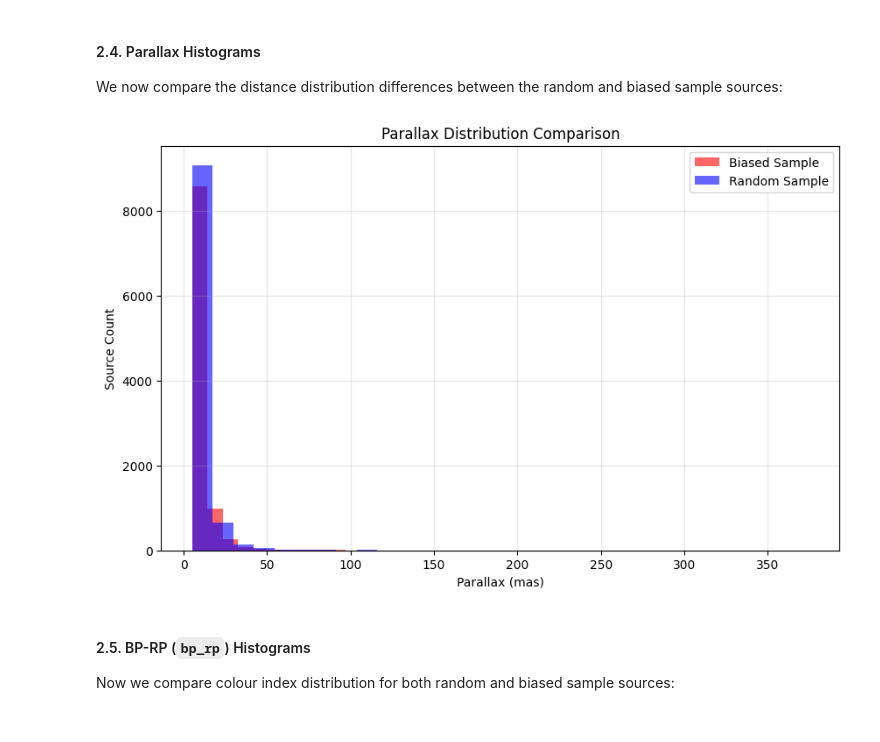
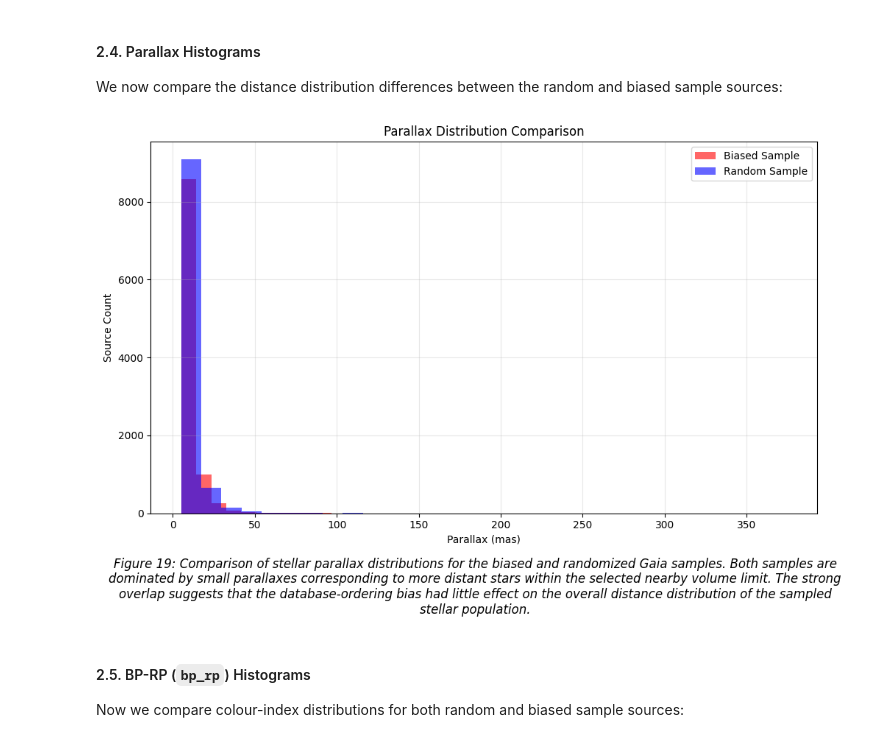
Before and after one commit to ThatDudeJude/stellar_explorer, a Jupyter notebook: notebooks/learning/12_compare_biased_random.ipynb, the cells around one changed output. Cells and saved outputs as stored; diff of their text form; code cells hidden in the pictures.

```diff
--- a/notebooks/learning/12_compare_biased_random.ipynb
+++ b/notebooks/learning/12_compare_biased_random.ipynb
@@ -163,20 +210,37 @@ plt.show()
 
 We now compare the distance distribution differences between the random and biased sample sources:
 # %%
+# Para;;ax histogram
+
 plt.figure(figsize=(10, 6))
 plt.hist(biased['parallax'], bins=30, alpha=0.6, label='Biased Sample', color='red')
 plt.hist(random['parallax'], bins=30, alpha=0.6, label='Random Sample', color='blue')
 plt.xlabel('Parallax (mas)')
 plt.ylabel("Source Count")
 plt.title('Parallax Distribution Comparison')
 plt.legend()
 plt.grid(True, alpha=0.3)
+
+# Caption
+fig_caption = r"""Figure 19: Comparison of stellar parallax distributions for the biased and randomized Gaia samples. Both samples are dominated by small parallaxes corresponding to more
+distant stars within the selected nearby volume limit. The strong overlap suggests that the database-ordering bias had little effect on the overall distance distribution of the sampled
+stellar population.
+"""
+wrapper = textwrap.TextWrapper(width=120)
+lines = wrapper.wrap(text=fig_caption)
+fig_caption_wrapped = '\n'.join(lines)
+plt.figtext(0.52, -0.13
+            , fig_caption_wrapped, ha='center', fontsize=12, style='italic')
+
+
+plt.tight_layout()
+plt.savefig("../../outputs/biased_and_random_parallax_comparison.png", dpi=300, bbox_inches='tight')
 plt.show()
 # %% [output]
-[figure, old version]
+[figure, new version]
 # %% [markdown]
 #### 2.5. BP-RP (`bp_rp`) Histograms
 
-Now we compare colour index distribution for both random and biased sample sources:
+Now we compare colour-index distributions for both random and biased sample sources:
 # %%
 # Fill masked columns with NaN and drop
```
Also changed, not shown: parts of 10 cells of this notebook, 28 other files.
